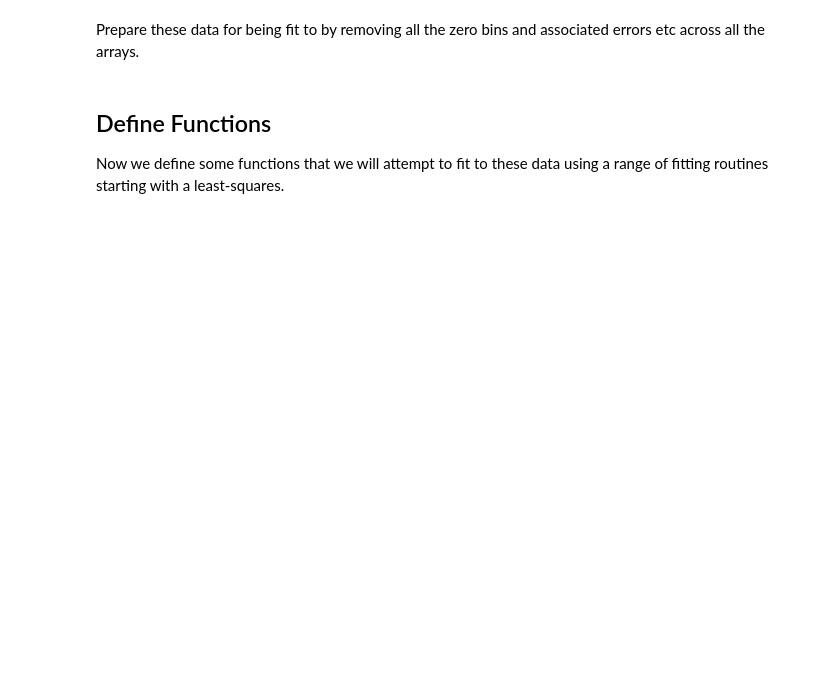
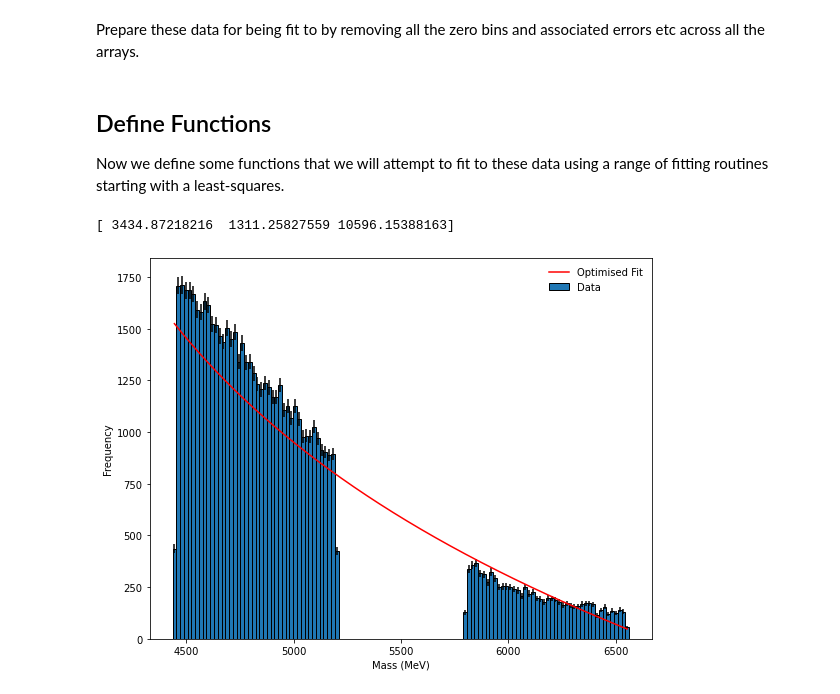
Before and after one commit to ChandlerKenworthy/Y4RareDecayProject, a Jupyter notebook: selection_criteria/ModelBackground.ipynb, the cells around one changed output. Cells and saved outputs as stored; diff of their text form; code cells hidden in the pictures; blank space fills up the shorter version.

```diff
--- a/selection_criteria/ModelBackground.ipynb
+++ b/selection_criteria/ModelBackground.ipynb
@@ -82,7 +82,7 @@ first_non_zero = (first_cut_hist[0] != 0).argmax(axis=0) - 1
 # Apply a mask where all zeros are False and rest is true
 last_non_zero = first_cut_hist[0].shape[0] - (np.flip((first_cut_hist[0]!=0)).argmax(axis=0) - 1)
 # Reverse the array, find the first occurence and subtract from the length of the array
-lower_plot_lim, upper_plot_lim = first_cut_hist[2][first_non_zero], first_cut_hist[2][last_non_zero]
+lower_plot_lim, upper_plot_lim = first_cut_hist[2][first_non_zero-1], first_cut_hist[2][last_non_zero+1]
 # The actual energies are the indices from the bin-space, given by b[2]
 # %%
 first_cut_hist = hist_with_errors(cdf, label='Reconstructed Masses', bin_space=dat[2], zoom=(lower_plot_lim, upper_plot_lim), figsize=(9, 7))
@@ -114,0 +103,45 @@ from scipy.optimize import curve_fit
+# %%
+def exponential(x, A, B, C):
+    """
+    A simple exponential function with a shift of B and amplitude A
+    """
+    return (A*np.exp(-(x+B)))+C
+
+def gaussian(x, mu, sigma):
+    """
+    A standard Gaussian distribution (not normalised)
+    """
+    return (1/(np.sqrt(2*np.pi)*sigma))*np.exp((x-mu)**2/(2*(sigma**2)))
+
+def power(x, A, B, C, D):
+    """
+    A simple power law function of the form A(x-B)^C
+    """
+    return A*(x-B)**(C) + D
+
+def logarithmic(x, A, B, C):
+    """
+    A logarithm-like function of the form f(x)=-Bln((x-A)) + C
+    """
+    return -(B * np.log(x-A)) + C
+# %%
+# Now we fit the above
+from scipy.optimize import curve_fit
+
+# Use the most basic of fitting routines first
+popt, pcov = curve_fit(exponential, data[:,2], data[:,0], p0=[1, 1, 1], sigma=data[:,1])
+print(popt)
+# power: -1, 0, 0.5, 1e+3
+# Logarithmic: [ 3434.87218216  1311.25827559 10596.15388163]
+
+func_plot_range = np.linspace(np.min(data[:,2]), np.max(data[:,2]), 500)
+fig, ax = plt.subplots(1, 1, figsize=(9, 7))
+ax.bar(data[:,2], data[:,0], yerr=data[:,1], edgecolor='k', width=bin_width, label='Data')
+ax.plot(func_plot_range, exponential(func_plot_range, *popt), label='Optimised Fit', c='r')
+ax.set_ylabel('Frequency')
+ax.set_xlabel('Mass (MeV)')
+plt.legend(frameon=False)
+plt.show()
+# %% [output]
+[ 3434.87218216  1311.25827559 10596.15388163]
+[figure, added]
```
Also changed, not shown: parts of 6 cells of this notebook, 2 other files.
